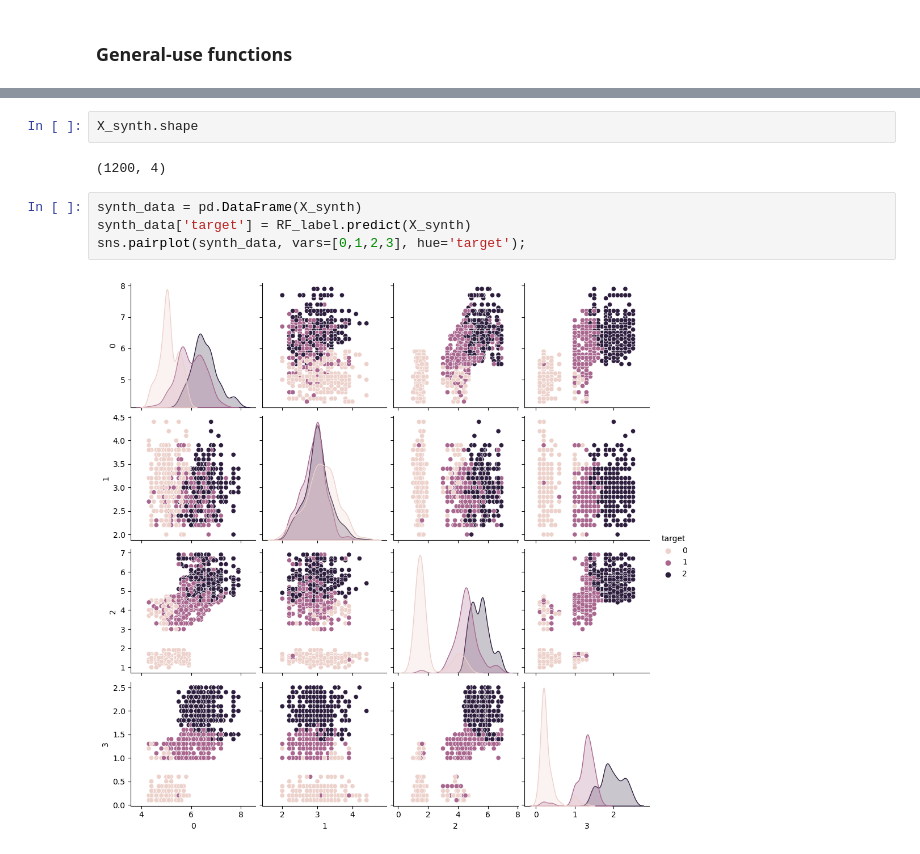
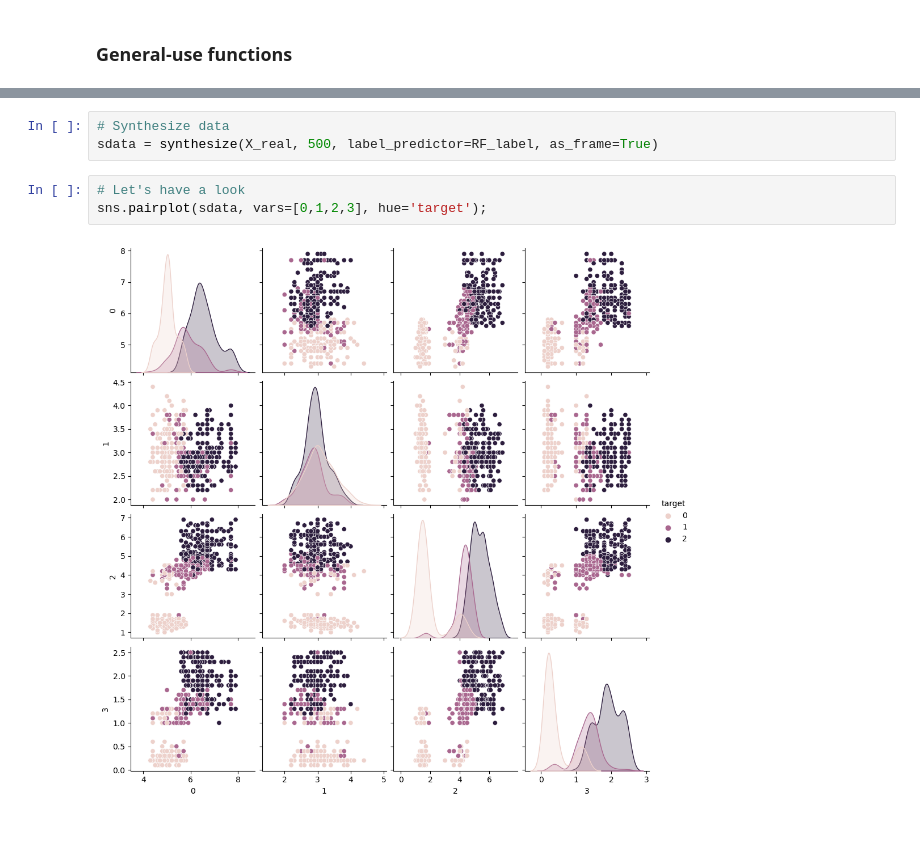
Before and after one commit to harcel/synthetic_data, a Jupyter notebook: RandomForests.ipynb, the cells around one changed output, grey strips where cells are left out. Drawn from its saved outputs; the diff is of its cells as text.

```diff
--- a/RandomForests.ipynb
+++ b/RandomForests.ipynb
@@ -130,10 +141,8 @@ while synth_size < nsynth:
-# %%
-X_synth.shape
-# %% [output]
-(1200, 4)
-# %%
-synth_data = pd.DataFrame(X_synth)
-synth_data['target'] = RF_label.predict(X_synth)
-sns.pairplot(synth_data, vars=[0,1,2,3], hue='target');
-# %% [output]
-[figure, removed]
+# %%
+# Synthesize data
+sdata = synthesize(X_real, 500, label_predictor=RF_label, as_frame=True)
+# %%
+# Let's have a look
+sns.pairplot(sdata, vars=[0,1,2,3], hue='target');
+# %% [output]
+[figure, added]
```
Also changed, not shown: parts of 7 cells of this notebook.
